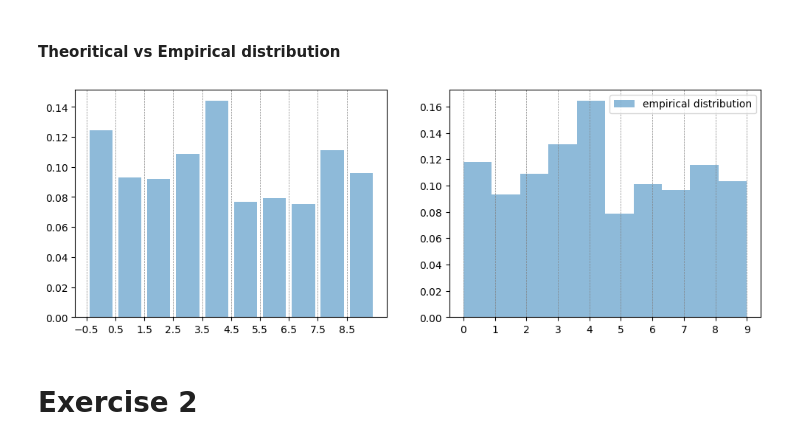
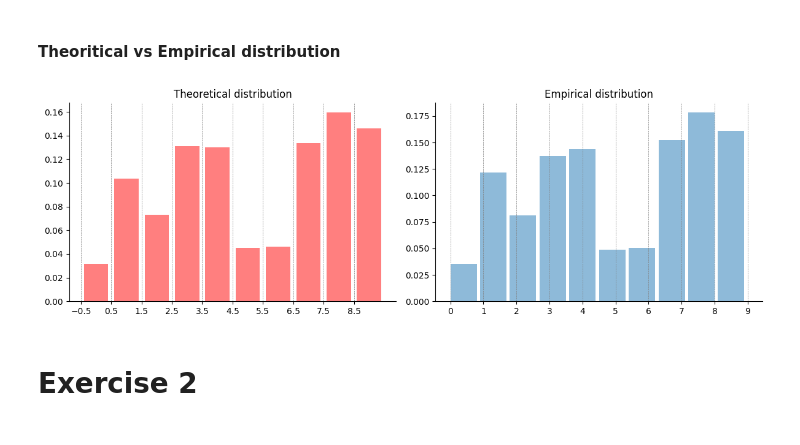
Before and after one commit to emilio-pcrd/compstats-MVA, a Jupyter notebook: Lab2/main.ipynb, the cells around one changed output. Drawn from its saved outputs; the diff is of its cells as text; code cells hidden in the pictures.

```diff
--- a/Lab2/main.ipynb
+++ b/Lab2/main.ipynb
@@ -18,8 +20,13 @@ import matplotlib.pyplot as plt
+# %%
+np.random.seed(1234)
+
+plt.rcParams['axes.spines.top'] = False
+plt.rcParams['axes.spines.right'] = False
 # %% [markdown]
 # **Exercise 1**
 # %%
 # Question 2
-from _utils_ import get_samples
+from utils1 import get_samples
 
 # Question 3
 n = 10 # number of candidates
@@ -27,23 +34,25 @@ x_cand = np.array([i for i in range(n)]) # values of the candidates
 prob_samples = np.random.rand(n)
 probs = prob_samples / np.sum(prob_samples)
 
-N = 1000 # number of samples
+N = 10000 # number of samples
 samples = get_samples(x_cand, prob=probs, N=N)
 # %% [markdown]
 #### **Theoritical vs Empirical distribution**
 # %%
 fig, ax = plt.subplots(1, 2, figsize=(12, 4))
-ax[0].bar(x_cand, probs, alpha=0.5, label='theoritical distribution')
+ax[0].set_title('Theoretical distribution')
+ax[0].bar(x_cand, probs, color='red', alpha=0.5)
 ax[0].set_xticks(ticks=x_cand-1/2)
 ax[0].xaxis.grid(color='gray', linestyle='--', linewidth=0.5)
 
-ax[1].hist(samples, bins=n, density=True, alpha=0.5, label='empirical distribution')
+ax[1].set_title('Empirical distribution')
+ax[1].hist(samples, bins=n, density=True, alpha=0.5, width=.8)
 ax[1].set_xticks(ticks=x_cand)
 ax[1].xaxis.grid(color='gray', linestyle='--', linewidth=0.5)
 
-plt.legend()
+plt.tight_layout()
 plt.show()
 # %% [output]
-[figure, old version]
+[figure, new version]
 # %% [markdown]
 # **Exercise 2**
```
Also changed, not shown: parts of 38 cells of this notebook, 3 other files.
